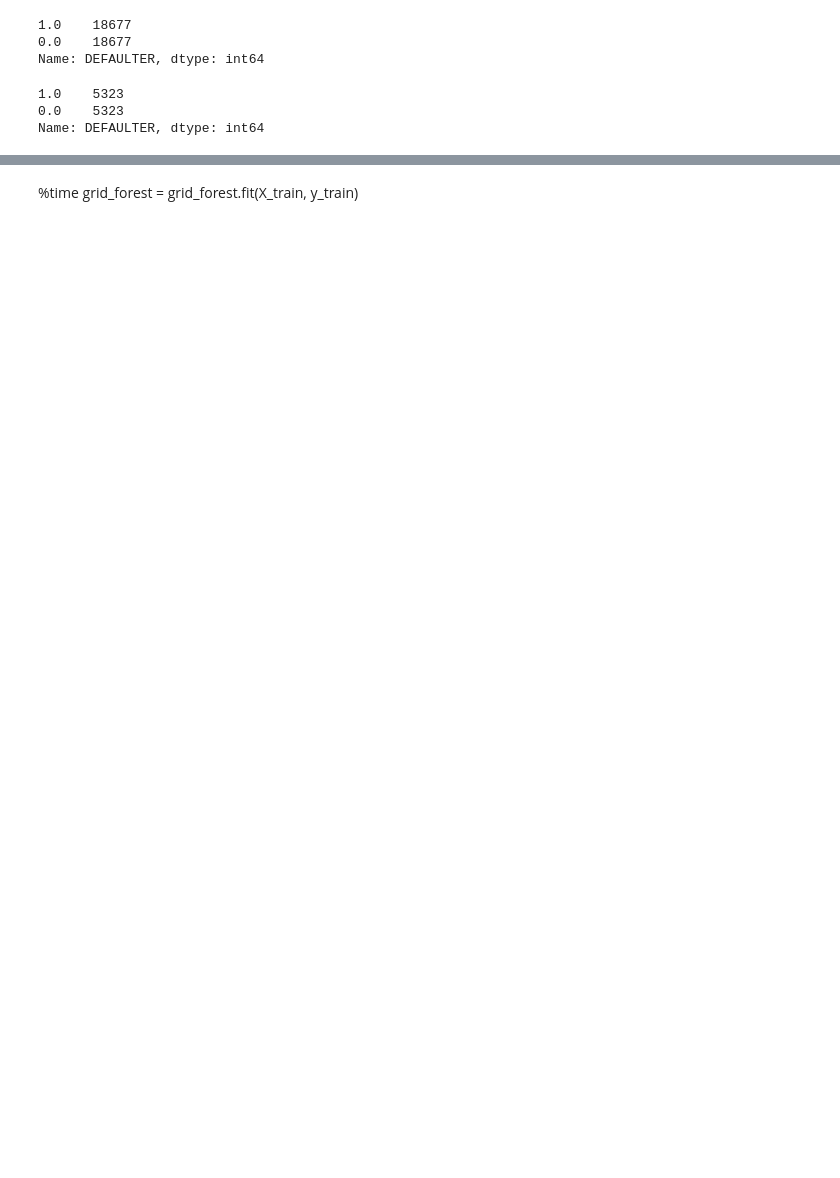
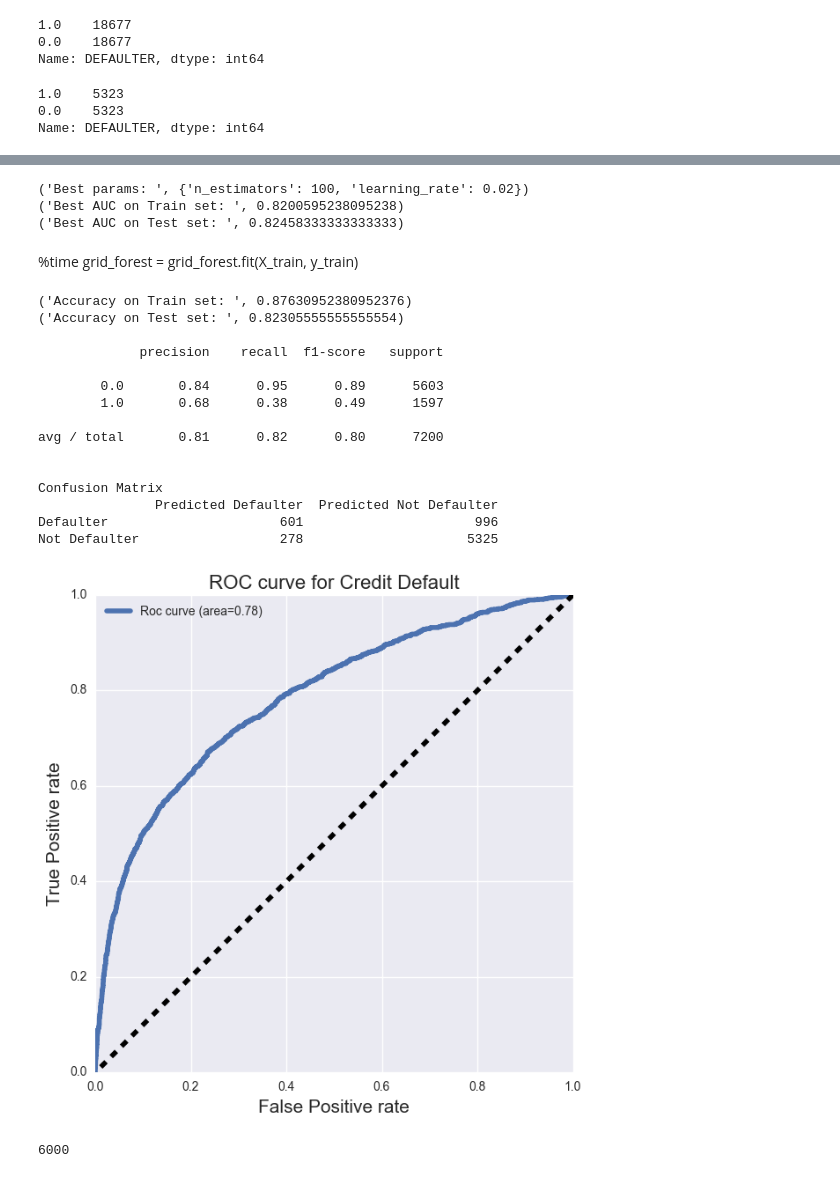
Before and after one commit to innovator-arjun/Credit-Card-AL-ML-Analytics, a Jupyter notebook: Credit Card Farud ML-AI-Python_Analytics.ipynb, the cells around one changed output, grey strips where cells are left out. Drawn from its saved outputs; the diff is of its cells as text; code cells hidden in the pictures; blank space fills up the shorter version.

```diff
--- a/Credit Card Farud ML-AI-Python_Analytics.ipynb
+++ b/Credit Card Farud ML-AI-Python_Analytics.ipynb
@@ -522,0 +520,10 @@ grid_forest = GridSearchCV(RandomForestClassifier(), param_grid, scoring = acc_s
+# %%
+x = df_train.drop(['DEFAULTER'],axis = 1)
+y = df_train.DEFAULTER
+
+# rescale the metrics to the same mean and standard deviation
+scaler = preprocessing.StandardScaler()
+x = scaler.fit(x).transform(x)
+
+# Further divide the train data into train test split 70% & 30% respectively
+x_train, x_test, y_train, y_test = train_test_split(x, y, test_size=0.3, stratify=y, random_state=2)
@@ -522,0 +549,30 @@ grid_forest = GridSearchCV(RandomForestClassifier(), param_grid, scoring = acc_s
+# %%
+clfs = {
+'LogisticRegression' : LogisticRegression(),
+'GaussianNB': GaussianNB(),
+'RandomForest': RandomForestClassifier(),
+'DecisionTreeClassifier': DecisionTreeClassifier(),
+'SVM': SVC(),
+'KNeighborsClassifier': KNeighborsClassifier(),
+'GradientBoosting': GradientBoostingClassifier(),
+}
+# %%
+models_report = pd.DataFrame(columns = ['Model', 'Precision_score', 'Recall_score','F1_score', 'Accuracy'])
+
+for clf, clf_name in zip(clfs.values(), clfs.keys()):
+    clf.fit(x_train,y_train)
+    y_pred = clf.predict(x_test)
+    y_score = clf.score(x_test,y_test)
+
+    #print('Calculating {}'.format(clf_name))
+    t = pd.Series({
+                     'Model': clf_name,
+                     'Precision_score': metrics.precision_score(y_test, y_pred),
+                     'Recall_score': metrics.recall_score(y_test, y_pred),
+                     'F1_score': metrics.f1_score(y_test, y_pred),
+                     'Accuracy': metrics.accuracy_score(y_test, y_pred)}
+                   )
+
+    models_report = models_report.append(t, ignore_index = True)
+
+models_report
@@ -523,2 +637,10 @@ grid_forest = GridSearchCV(RandomForestClassifier(), param_grid, scoring = acc_s
+# %%
+gb = GradientBoostingClassifier()
+gb_params = {'n_estimators': [100,200,300],'learning_rate' : [0.01, 0.02, 0.05, 0.1]}
+gridsearch(gb, gb_params,x_train, x_test, y_train, y_test,5)
+# %% [output]
+('Best params: ', {'n_estimators': 100, 'learning_rate': 0.02})
+('Best AUC on Train set: ', 0.8200595238095238)
+('Best AUC on Test set: ', 0.82458333333333333)
 # %% [markdown]
 %time grid_forest = grid_forest.fit(X_train, y_train)
@@ -526,0 +647,27 @@ print 5
+# %%
+gb = GradientBoostingClassifier(learning_rate= 0.02, max_depth= 7,n_estimators=300, max_features = 0.9,min_samples_leaf = 5)
+model_gb = model(
+
+    gb, x_train, y_train,x_test, y_test)
+# %% [output]
+('Accuracy on Train set: ', 0.87630952380952376)
+('Accuracy on Test set: ', 0.82305555555555554)
+
+             precision    recall  f1-score   support
+
+        0.0       0.84      0.95      0.89      5603
+        1.0       0.68      0.38      0.49      1597
+
+avg / total       0.81      0.82      0.80      7200
+
+
+Confusion Matrix
+               Predicted Defaulter  Predicted Not Defaulter
+Defaulter                      601                      996
+Not Defaulter                  278                     5325
+[figure, added]
+# %%
+Count_Row=df_test.shape[0] #gives number of row count
+print Count_Row
+# %% [output]
+6000
```
Also changed, not shown: parts of 18 cells of this notebook, 1 other file.
